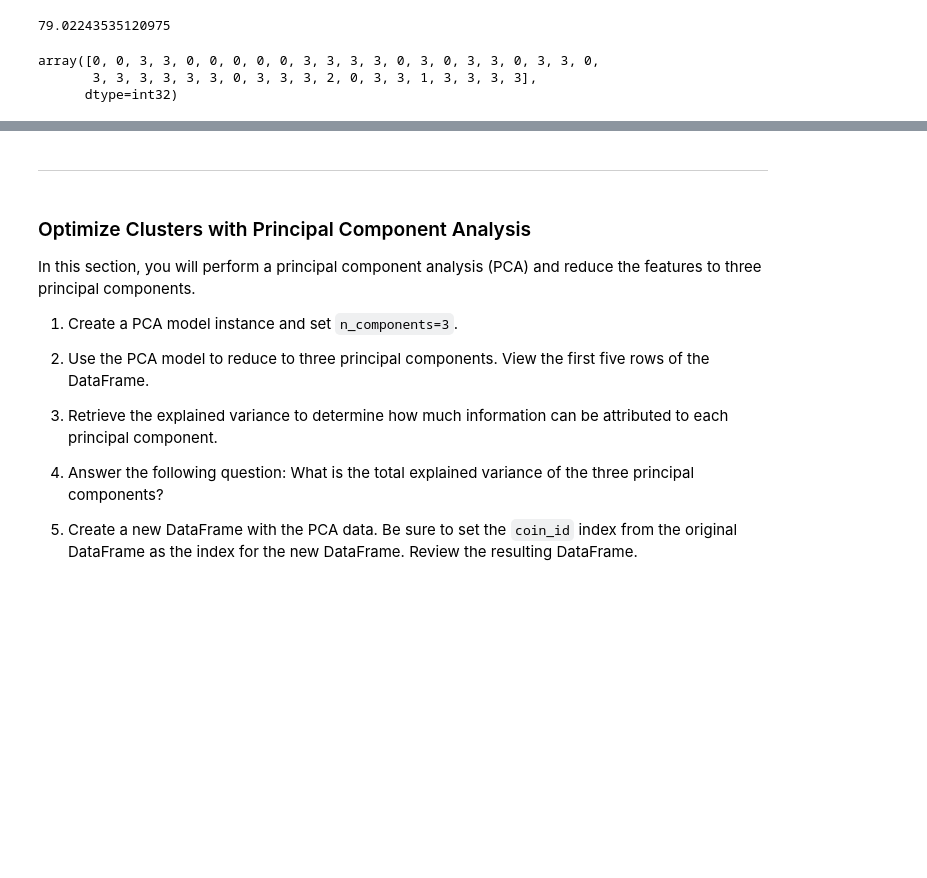
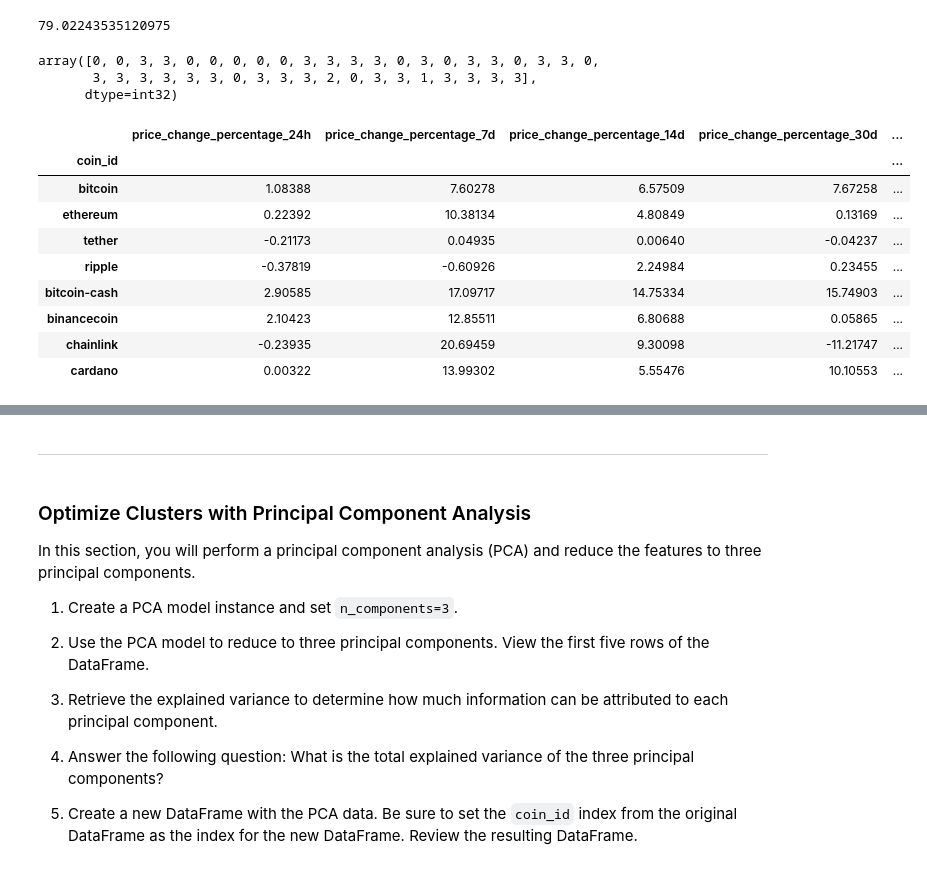
Before and after one commit to boz-tcm/unsupervised-learning-challenge, a Jupyter notebook: crypto_investments.ipynb, the cells around one changed output, grey strips where cells are left out. Saved outputs shown, nothing was run; the diff lists cells and outputs as text; code cells hidden in the pictures; blank space fills up the shorter version.

```diff
--- a/crypto_investments.ipynb
+++ b/crypto_investments.ipynb
@@ -258,2 +256,17 @@ array([0, 0, 3, 3, 0, 0, 0, 0, 0, 3, 3, 3, 3, 0, 3, 0, 3, 3, 0, 3, 3, 0,
+# %%
+# Create a copy of the DataFrame
+df_market_data_with_predictions = df_market_data.copy() #!Important: Use copy() notation, not merely assignment, otherwise changes to assigned df will also reflect in original df
+display(df_market_data_with_predictions.head(8))
+# %% [output]
+|  | price_change_percentage_24h | price_change_percentage_7d | price_change_percentage_14d | price_change_percentage_30d | ... |
+| coin_id |  |  |  |  | ... |
+| bitcoin | 1.08388 | 7.60278 | 6.57509 | 7.67258 | ... |
+| ethereum | 0.22392 | 10.38134 | 4.80849 | 0.13169 | ... |
+| tether | -0.21173 | 0.04935 | 0.00640 | -0.04237 | ... |
+| ripple | -0.37819 | -0.60926 | 2.24984 | 0.23455 | ... |
+| bitcoin-cash | 2.90585 | 17.09717 | 14.75334 | 15.74903 | ... |
+| binancecoin | 2.10423 | 12.85511 | 6.80688 | 0.05865 | ... |
+| chainlink | -0.23935 | 20.69459 | 9.30098 | -11.21747 | ... |
+| cardano | 0.00322 | 13.99302 | 5.55476 | 10.10553 | ... |
 # %%
 # Add a new column to the DataFrame with the predicted clusters
```
Also changed, not shown: parts of 5 cells of this notebook.
